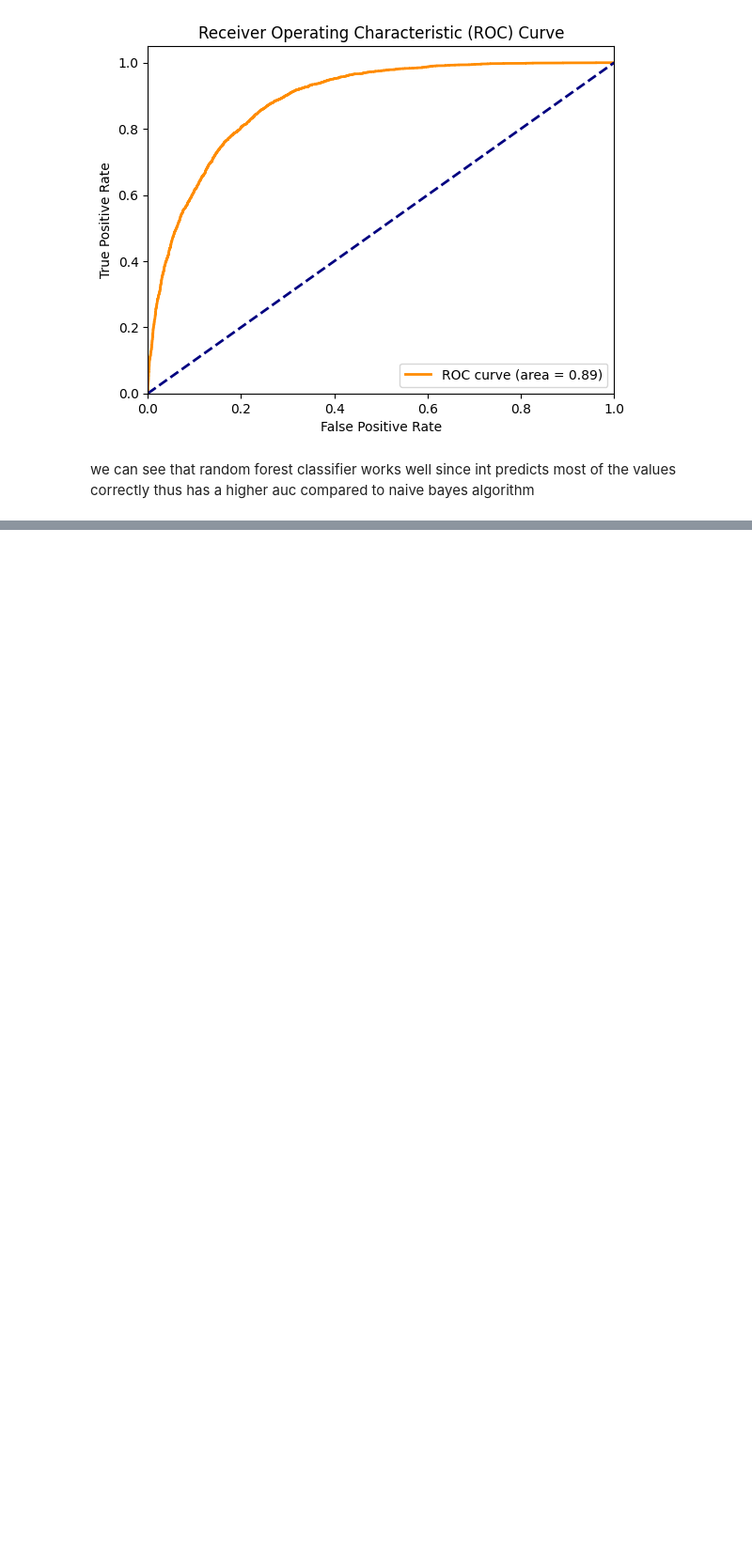
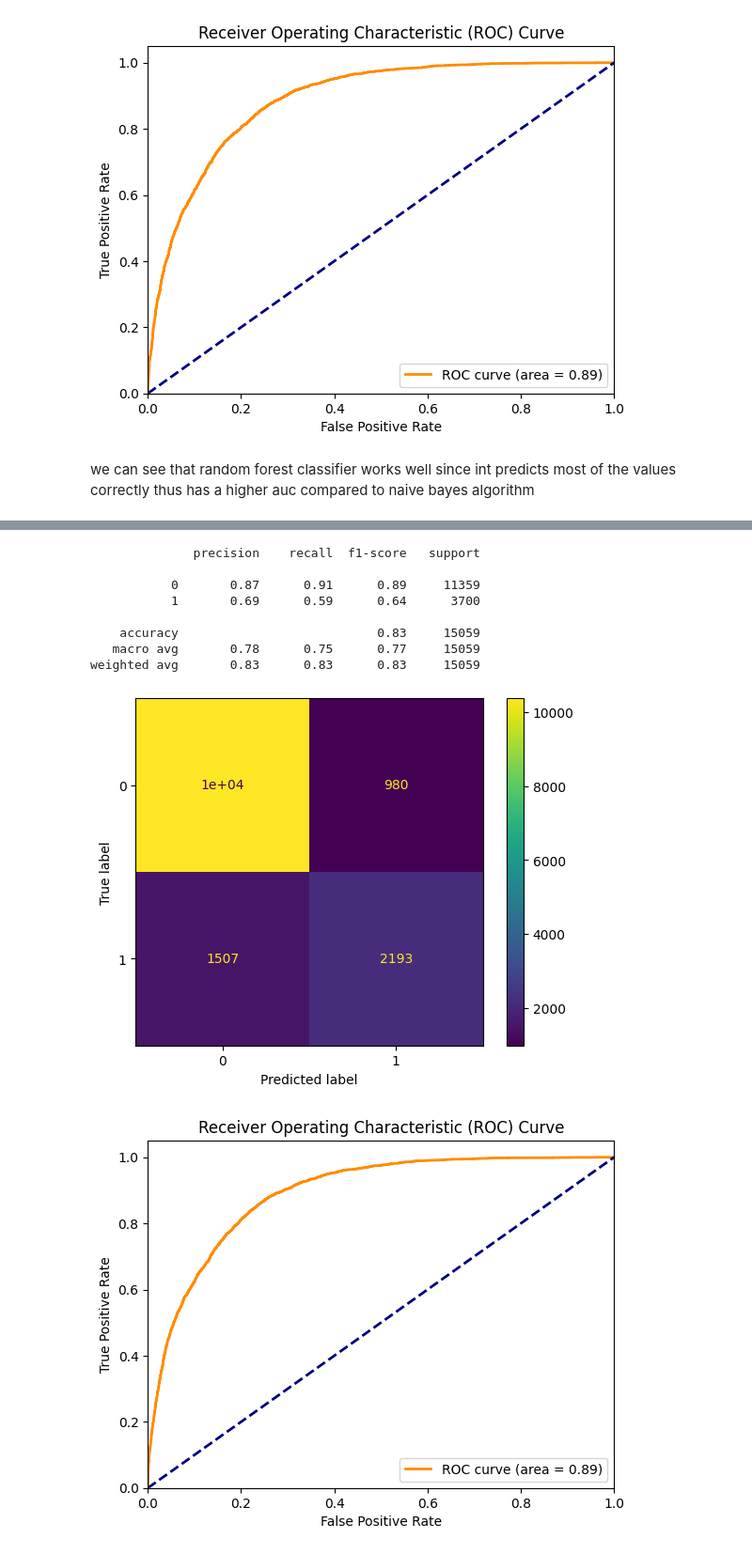
Before and after one commit to hammaadrizwan/Income-Classifier-using-Ensemble-algorithm, a Jupyter notebook: Notebook.ipynb, the cells around one changed output, grey strips where cells are left out. Shown at 94% size. Saved outputs shown, nothing was run; the diff lists cells and outputs as text; code cells hidden in the pictures; blank space fills up the shorter version.

```diff
--- a/Notebook.ipynb
+++ b/Notebook.ipynb
@@ -1435,0 +1599,36 @@ we can see that random forest classifier works well since int predicts most of t
+# %%
+adult_test = pd.read_csv('Data/adult_test.csv')
+X_test = adult_test.drop('income_higher_than_50k', axis=1)
+y_test = adult_test['income_higher_than_50k']
+predictions = classifier_pipeline.predict(X_test)
+
+cm = confusion_matrix(y_test, predictions)
+
+ConfusionMatrixDisplay(confusion_matrix=cm).plot();
+y_pred = classifier_pipeline.predict(X_test)
+print(classification_report(y_test, y_pred))
+y_prob = classifier_pipeline.predict_proba(X_test)[:, 1]
+fpr, tpr, thresholds = roc_curve(y_test, y_prob)
+roc_auc = roc_auc_score(y_test, y_prob)
+
+plt.figure()
+plt.plot(fpr, tpr, color='darkorange', lw=2, label='ROC curve (area = %0.2f)' % roc_auc)
+plt.plot([0, 1], [0, 1], color='navy', lw=2, linestyle='--')
+plt.xlim([0.0, 1.0])
+plt.ylim([0.0, 1.05])
+plt.xlabel('False Positive Rate')
+plt.ylabel('True Positive Rate')
+plt.title('Receiver Operating Characteristic (ROC) Curve')
+plt.legend(loc="lower right")
+plt.show()
+# %% [output]
+              precision    recall  f1-score   support
+
+           0       0.87      0.91      0.89     11359
+           1       0.69      0.59      0.64      3700
+
+    accuracy                           0.83     15059
+   macro avg       0.78      0.75      0.77     15059
+weighted avg       0.83      0.83      0.83     15059
+[figure, added]
+[figure, added]
```
Also changed, not shown: parts of 4 cells of this notebook.
